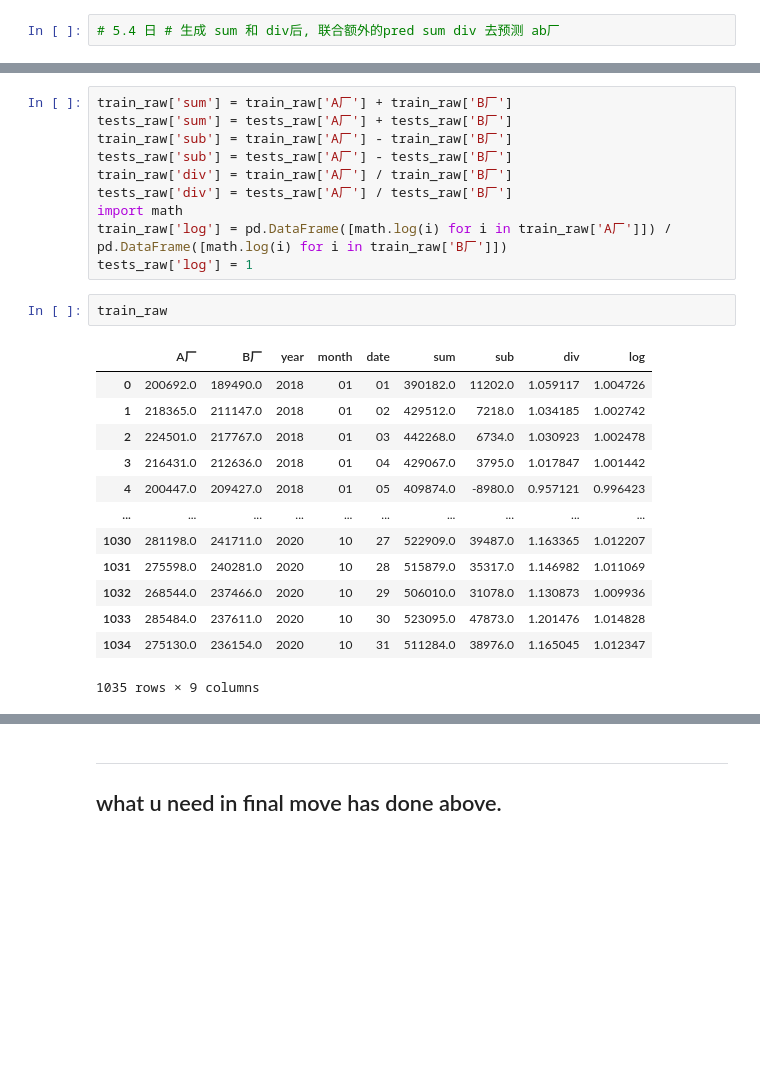
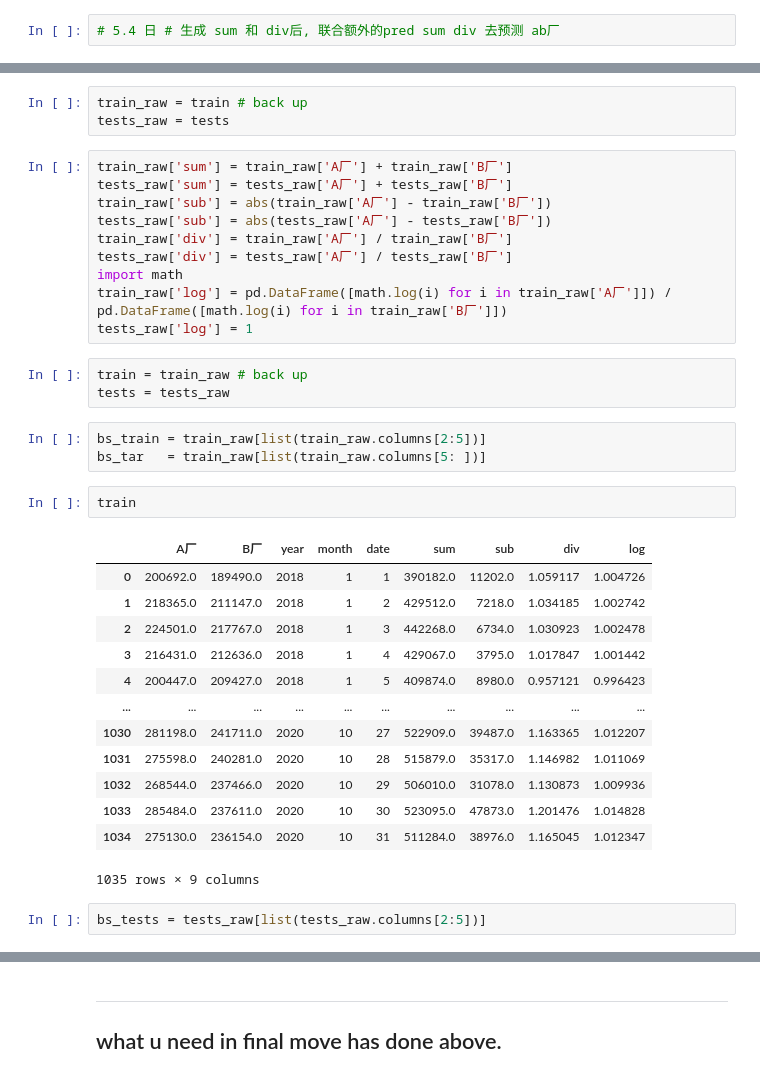
Before and after one commit to fyenne/pythonAAE, a Jupyter notebook: open_data_com/water.ipynb, the cells around one changed output, grey strips where cells are left out. Saved outputs shown, nothing was run; the diff lists cells and outputs as text; blank space fills up the shorter version.

```diff
--- a/open_data_com/water.ipynb
+++ b/open_data_com/water.ipynb
@@ -400,26 +355,37 @@ train_raw
+# %%
+train_raw = train # back up
+tests_raw = tests
 # %%
 train_raw['sum'] = train_raw['A厂'] + train_raw['B厂']
 tests_raw['sum'] = tests_raw['A厂'] + tests_raw['B厂']
-train_raw['sub'] = train_raw['A厂'] - train_raw['B厂']
-tests_raw['sub'] = tests_raw['A厂'] - tests_raw['B厂']
+train_raw['sub'] = abs(train_raw['A厂'] - train_raw['B厂'])
+tests_raw['sub'] = abs(tests_raw['A厂'] - tests_raw['B厂'])
 train_raw['div'] = train_raw['A厂'] / train_raw['B厂']
 tests_raw['div'] = tests_raw['A厂'] / tests_raw['B厂']
 import math
 train_raw['log'] = pd.DataFrame([math.log(i) for i in train_raw['A厂']]) / pd.DataFrame([math.log(i) for i in train_raw['B厂']])
 tests_raw['log'] = 1
-# %%
-train_raw
-# %% [output]
-|  | A厂 | B厂 | year | month | date | sum | sub | div | log |
-| 0 | 200692.0 | 189490.0 | 2018 | 01 | 01 | 390182.0 | 11202.0 | 1.059117 | 1.004726 |
-| 1 | 218365.0 | 211147.0 | 2018 | 01 | 02 | 429512.0 | 7218.0 | 1.034185 | 1.002742 |
-| 2 | 224501.0 | 217767.0 | 2018 | 01 | 03 | 442268.0 | 6734.0 | 1.030923 | 1.002478 |
-| 3 | 216431.0 | 212636.0 | 2018 | 01 | 04 | 429067.0 | 3795.0 | 1.017847 | 1.001442 |
-| 4 | 200447.0 | 209427.0 | 2018 | 01 | 05 | 409874.0 | -8980.0 | 0.957121 | 0.996423 |
-| ... | ... | ... | ... | ... | ... | ... | ... | ... | ... |
-| 1030 | 281198.0 | 241711.0 | 2020 | 10 | 27 | 522909.0 | 39487.0 | 1.163365 | 1.012207 |
-| 1031 | 275598.0 | 240281.0 | 2020 | 10 | 28 | 515879.0 | 35317.0 | 1.146982 | 1.011069 |
-| 1032 | 268544.0 | 237466.0 | 2020 | 10 | 29 | 506010.0 | 31078.0 | 1.130873 | 1.009936 |
-| 1033 | 285484.0 | 237611.0 | 2020 | 10 | 30 | 523095.0 | 47873.0 | 1.201476 | 1.014828 |
-| 1034 | 275130.0 | 236154.0 | 2020 | 10 | 31 | 511284.0 | 38976.0 | 1.165045 | 1.012347 |
-1035 rows × 9 columns
+# %%
+train = train_raw # back up
+tests = tests_raw
+# %%
+bs_train = train_raw[list(train_raw.columns[2:5])]
+bs_tar   = train_raw[list(train_raw.columns[5: ])]
+# %%
+train
+# %% [output]
+|  | A厂 | B厂 | year | month | date | sum | sub | div | log |
+| 0 | 200692.0 | 189490.0 | 2018 | 1 | 1 | 390182.0 | 11202.0 | 1.059117 | 1.004726 |
+| 1 | 218365.0 | 211147.0 | 2018 | 1 | 2 | 429512.0 | 7218.0 | 1.034185 | 1.002742 |
+| 2 | 224501.0 | 217767.0 | 2018 | 1 | 3 | 442268.0 | 6734.0 | 1.030923 | 1.002478 |
+| 3 | 216431.0 | 212636.0 | 2018 | 1 | 4 | 429067.0 | 3795.0 | 1.017847 | 1.001442 |
+| 4 | 200447.0 | 209427.0 | 2018 | 1 | 5 | 409874.0 | 8980.0 | 0.957121 | 0.996423 |
+| ... | ... | ... | ... | ... | ... | ... | ... | ... | ... |
+| 1030 | 281198.0 | 241711.0 | 2020 | 10 | 27 | 522909.0 | 39487.0 | 1.163365 | 1.012207 |
+| 1031 | 275598.0 | 240281.0 | 2020 | 10 | 28 | 515879.0 | 35317.0 | 1.146982 | 1.011069 |
+| 1032 | 268544.0 | 237466.0 | 2020 | 10 | 29 | 506010.0 | 31078.0 | 1.130873 | 1.009936 |
+| 1033 | 285484.0 | 237611.0 | 2020 | 10 | 30 | 523095.0 | 47873.0 | 1.201476 | 1.014828 |
+| 1034 | 275130.0 | 236154.0 | 2020 | 10 | 31 | 511284.0 | 38976.0 | 1.165045 | 1.012347 |
+1035 rows × 9 columns
+# %%
+bs_tests = tests_raw[list(tests_raw.columns[2:5])]
```
Also changed, not shown: parts of 21 cells of this notebook.
